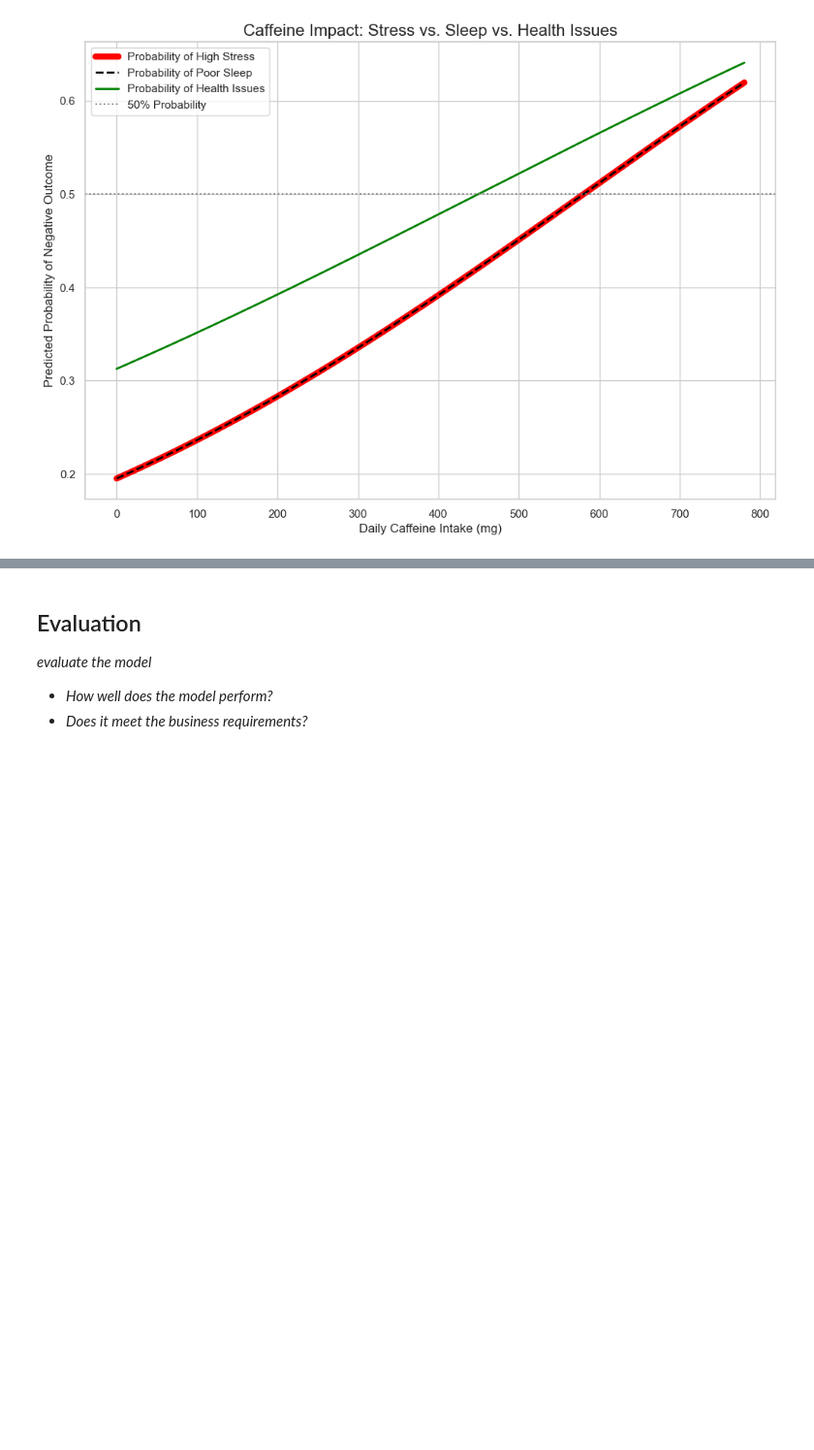
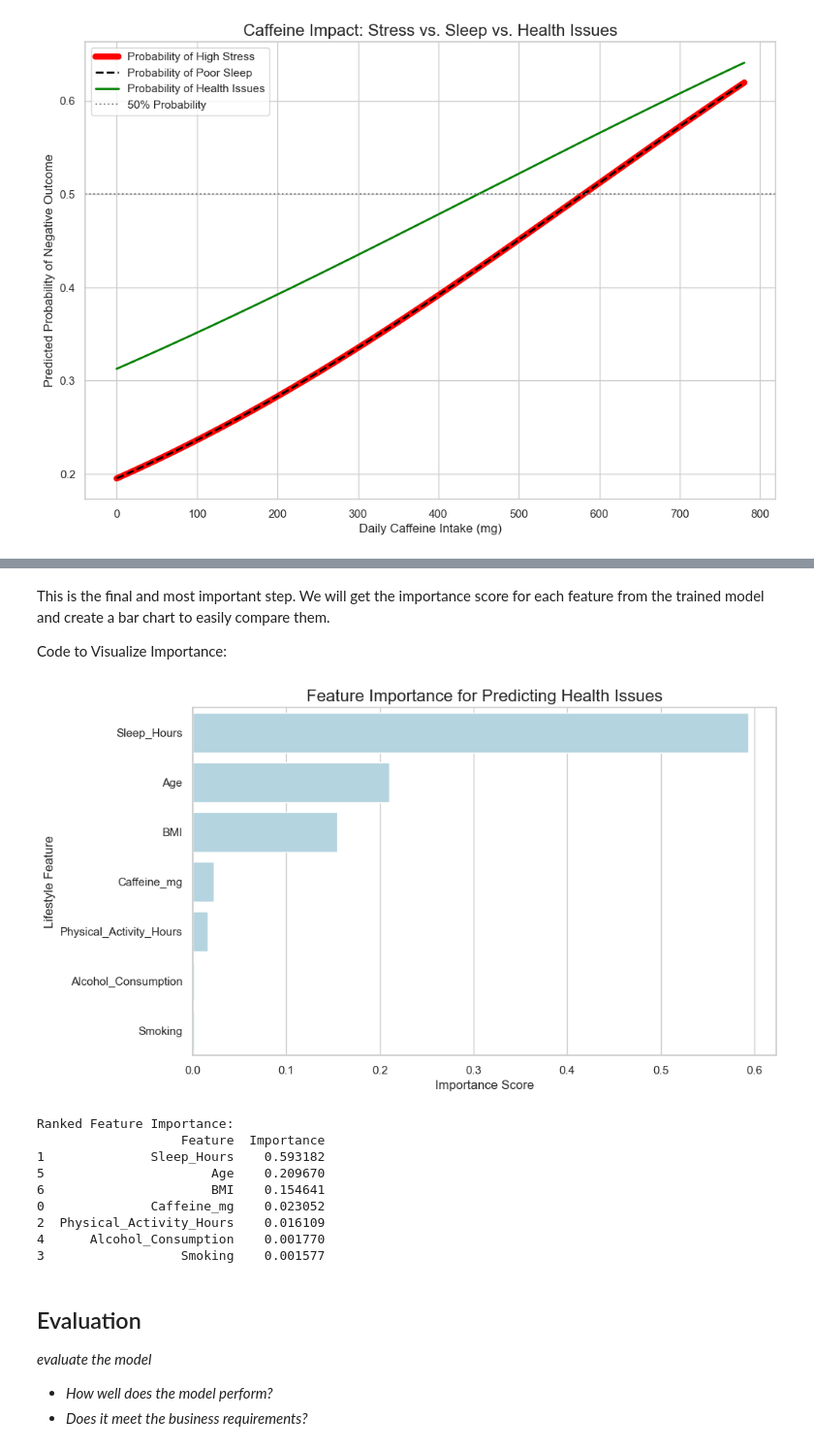
Before and after one commit to Itz-Ezu/DKKO_group6, a Jupyter notebook: coffee_project/hot_coffee.ipynb, the cells around one changed output, grey strips where cells are left out. Shown at 97% size. Cells and saved outputs as stored; diff of their text form; code cells hidden in the pictures; blank space fills up the shorter version.

```diff
--- a/coffee_project/hot_coffee.ipynb
+++ b/coffee_project/hot_coffee.ipynb
@@ -313,3 +418,40 @@ So within 10 cups of coffee (or 1-2 energetics) you are somehow safe and there i
+# %% [markdown]
+This is the final and most important step. We will get the importance score for each feature from the trained model and create a bar chart to easily compare them.
+
+Code to Visualize Importance:
+# %%
+# --- Get feature importances from the trained model ---
+importances = rf_classifier.feature_importances_
+
+# --- Create a DataFrame for better visualization ---
+feature_importance_df = pd.DataFrame({
+    'Feature': features,
+    'Importance': importances
+}).sort_values(by='Importance', ascending=False)
+
+# --- Plot the results ---
+plt.figure(figsize=(10, 6))
+sns.barplot(x='Importance', y='Feature', data=feature_importance_df, color='lightblue')
+
+plt.title('Feature Importance for Predicting Health Issues', fontsize=16)
+plt.xlabel('Importance Score', fontsize=12)
+plt.ylabel('Lifestyle Feature', fontsize=12)
+plt.show()
+
+# --- Print the ranked list ---
+print("\nRanked Feature Importance:")
+print(feature_importance_df)
+# %% [output]
+[figure, added]
+Ranked Feature Importance:
+                   Feature  Importance
+1              Sleep_Hours    0.593182
+5                      Age    0.209670
+6                      BMI    0.154641
+0              Caffeine_mg    0.023052
+2  Physical_Activity_Hours    0.016109
+4      Alcohol_Consumption    0.001770
+3                  Smoking    0.001577
 # %% [markdown]
 ## Evaluation
 
```
Also changed, not shown: parts of 14 cells of this notebook.
